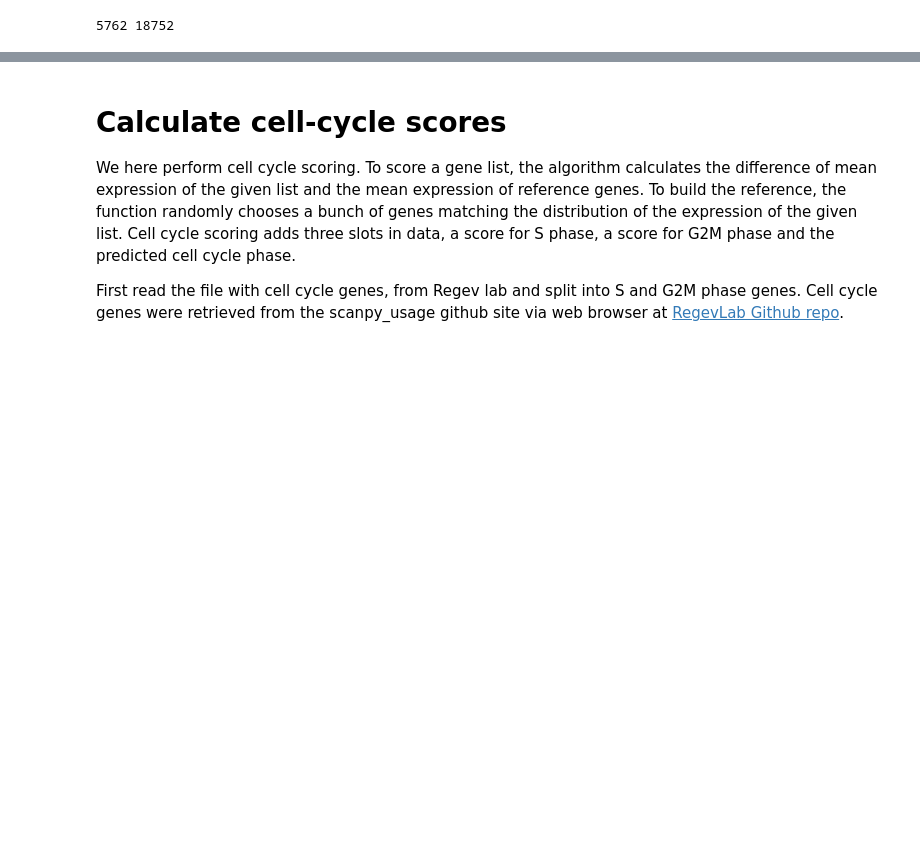
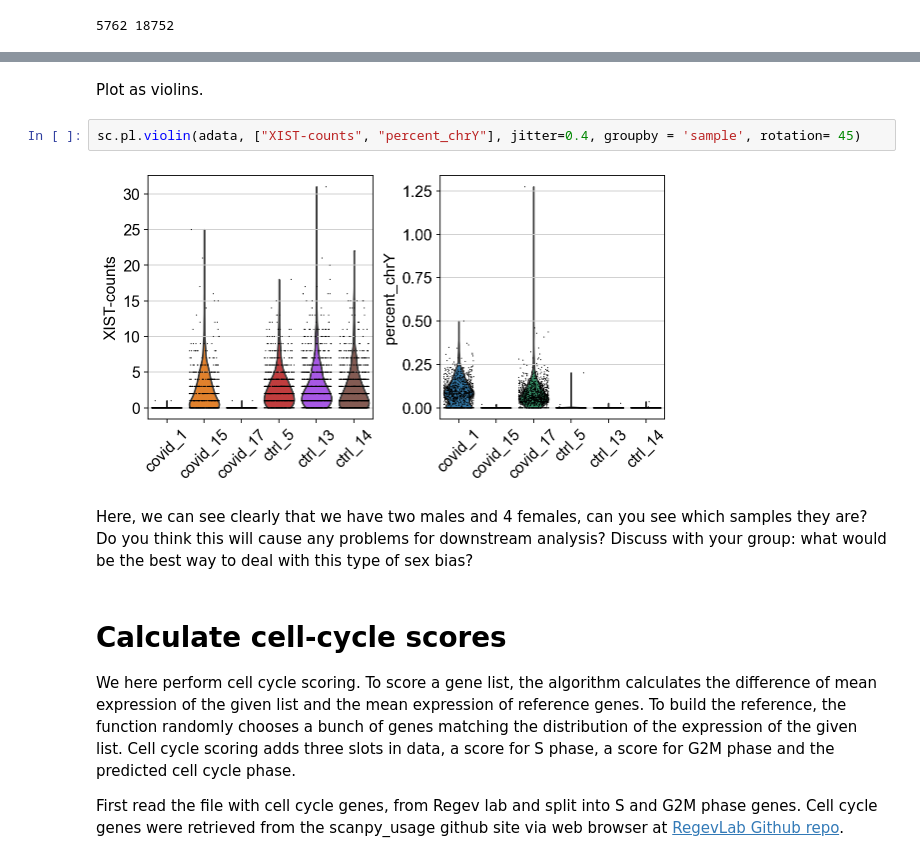
Before and after one commit to NBISweden/workshop-scRNAseq, a Jupyter notebook: labs/compiled/scanpy/scanpy_01_qc.ipynb, the cells around one changed output, grey strips where cells are left out. Drawn from its saved outputs; the diff is of its cells as text; blank space fills up the shorter version.

```diff
--- a/labs/compiled/scanpy/scanpy_01_qc.ipynb
+++ b/labs/compiled/scanpy/scanpy_01_qc.ipynb
@@ -252,3 +294,12 @@ print(adata.n_obs, adata.n_vars)
+# %% [markdown]
+Plot as violins.
+# %%
+sc.pl.violin(adata, ["XIST-counts", "percent_chrY"], jitter=0.4, groupby = 'sample', rotation= 45)
+# %% [output]
+[figure, added]
+# %% [markdown]
+Here, we can see clearly that we have two males and 4 females, can you see which samples they are?
+Do you think this will cause any problems for downstream analysis? Discuss with your group: what would be the best way to deal with this type of sex bias?
 # %% [markdown]
 # Calculate cell-cycle scores
 
```
Also changed, not shown: parts of 18 cells of this notebook, 11 other files.
